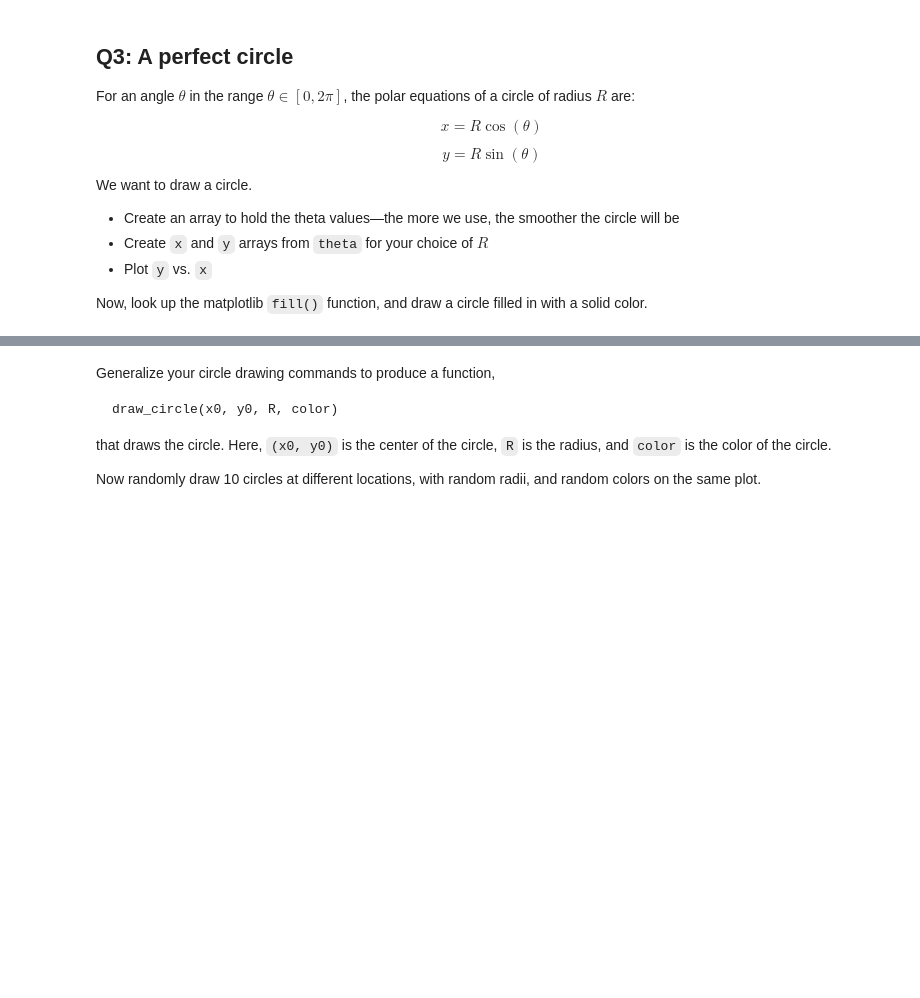
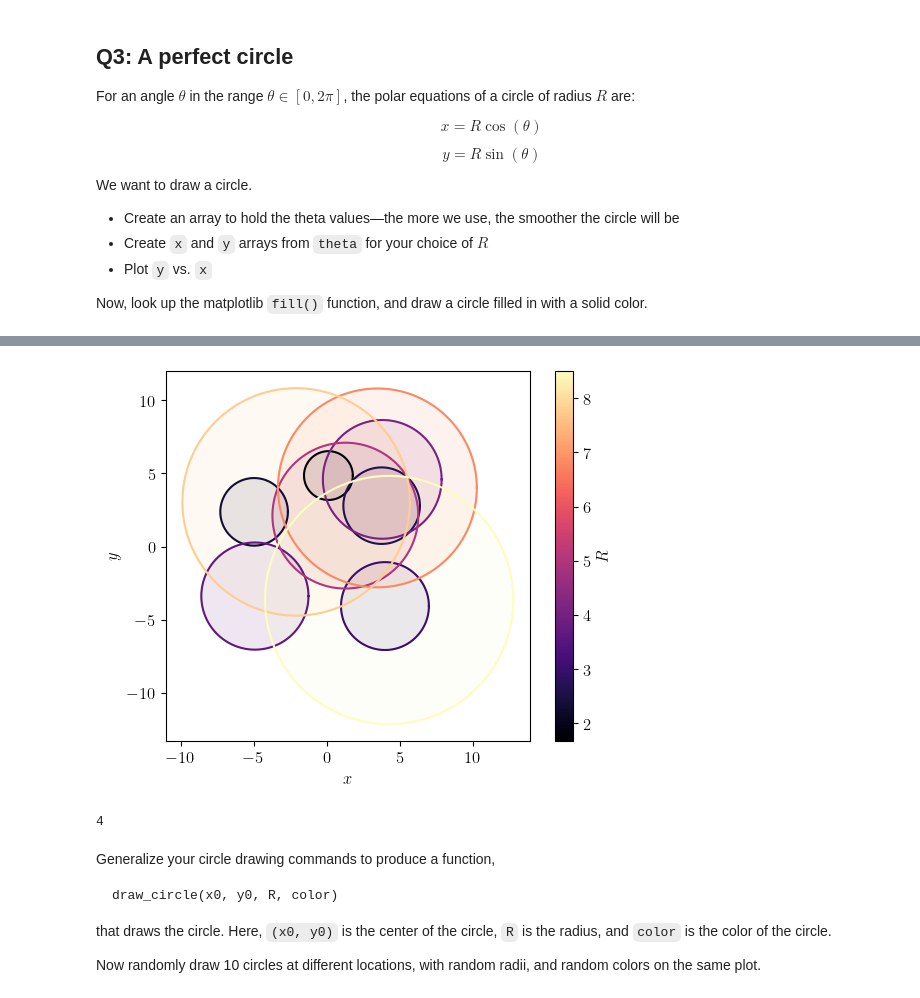
Before and after one commit to fdesanti/scientificcomputing_bicocca_2024, a Jupyter notebook: lectures/L03_matplotlib.ipynb, the cells around one changed output, grey strips where cells are left out. Drawn from its saved outputs; the diff is of its cells as text; code cells hidden in the pictures; blank space fills up the shorter version.

Commit message:
added circle exercise

````diff
--- a/lectures/L03_matplotlib.ipynb
+++ b/lectures/L03_matplotlib.ipynb
@@ -551,3 +569,83 @@ Now, look up the matplotlib `fill()` function, and draw a circle filled in with
+# %%
+from matplotlib.cm import ScalarMappable
+from matplotlib.colors import Normalize
+
+plt.rcParams.update({
+    "font.size":12,
+    "text.usetex": True,
+    "font.family": "Helvetica"
+})
+
+def circle(x0=[0], y0=[0], R=[1], N=int(1e3)):
+
+    #broadcast to numpy.ndarrays
+    x0 = np.asarray(x0)
+    y0 = np.asarray(y0)
+    R  = np.asarray(R)
+
+    #sort according to radius value
+    isort = np.argsort(R)
+    x0 = x0[isort]
+    y0 = y0[isort]
+    R  = R[isort]
+
+    n_circs = max(len(x0), len(y0), len(R))
+
+    theta = np.linspace(0, 2*np.pi, N)
+
+    if n_circs :
+        theta = np.expand_dims(theta, 1)
+
+    x = R * np.cos(theta) + x0
+    y = R * np.sin(theta) + y0
+
+    return x.T, y.T, R
+
+x = np.random.uniform(-5, 5, 10)
+y = np.random.uniform(-5, 5, 10)
+R = np.random.uniform(1, 10, 10)
+
+xx, yy, RR=circle(x, y, R)
+
+def plot_circles(x, y, R, cmap="magma"):
+
+    # Choose a colormap
+    color_map = plt.get_cmap(cmap)  # Replace 'viridis' with your preferred colormap
+    norm = Normalize(vmin=R.min(), vmax=R.max())
+
+    # Get the colors based on radii
+    colors = [color_map(norm(r)) for r in R]
+
+
+    fig, ax = plt.subplots()
+    ax.set_aspect('equal', adjustable='box')
+    for xval, yval, color in zip(x, y, colors):
+        ax.plot(xval, yval, color=color )
+        ax.fill(xval, yval, color=color, alpha=0.1)
+
+    ax.set_xlabel("$x$")
+    ax.set_ylabel("$y$")
+
+    # Add a colorbar
+    sm = ScalarMappable(cmap=color_map, norm=norm)
+    cbar = plt.colorbar(sm, ax=ax)
+    cbar.set_label("$R$")
+
+    plt.show()
+
+    return fig, ax
+
+_ = plot_circles(xx, yy, RR)
+# %% [output]
+[figure, added]
+# %%
+
+z = np.expand_dims(np.linspace(0, 1, 1000), 0).T
+z.shape
+
+max(2, 3, 4)
+# %% [output]
+4
 # %% [markdown]
 Generalize your circle drawing commands to produce a function,
 ```
````
Also changed, not shown: parts of 2 cells of this notebook, 1 other file.
